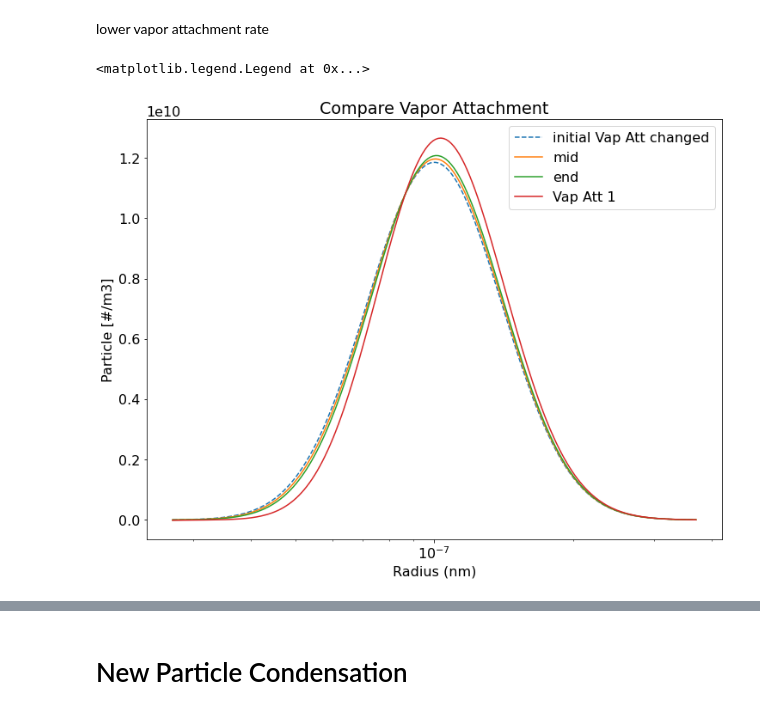
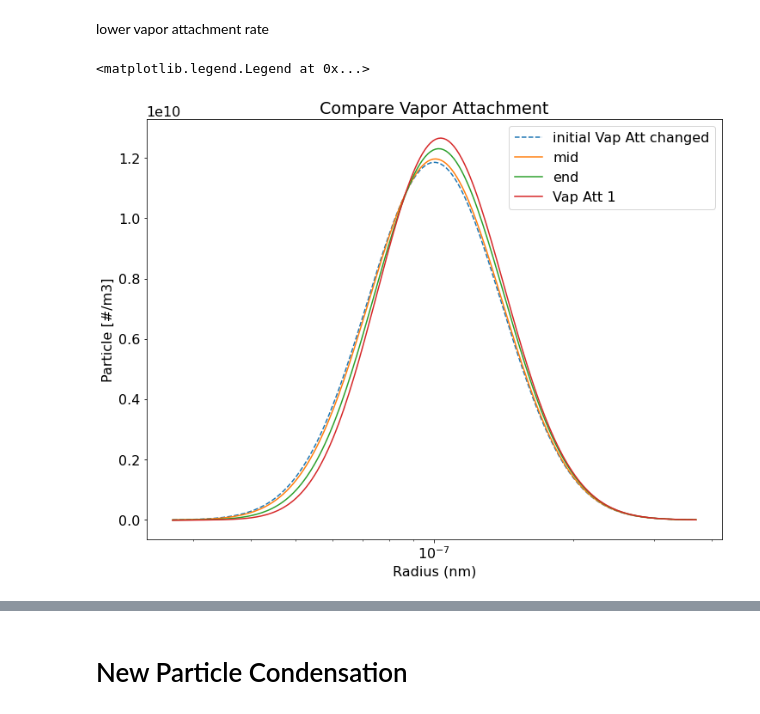
Before and after one commit to Gorkowski/Atmospheric_Science_Class, a Jupyter notebook: Classes/Part2/Lec_condensation_nucleation.ipynb, the cells around one changed output, grey strips where cells are left out. Cells and saved outputs as stored; diff of their text form; code cells hidden in the pictures.

```diff
--- a/Classes/Part2/Lec_condensation_nucleation.ipynb
+++ b/Classes/Part2/Lec_condensation_nucleation.ipynb
@@ -194,7 +229,7 @@ ax.legend()
 # %% [markdown]
 lower vapor attachment rate
 # %%
-time_span = [0, 15, 30] # seconds
+time_span = [0, 15, 30,60] # seconds
 
 
 specifics_vapAtt = {
@@ -202,31 +237,31 @@ specifics_vapAtt = {
     "gsigma": 1.4,
     "nbins": 200, # fewer bins is faster, but less accurate
     "nparticles": 1e4, # 1e4 #
     "volume": 1e-6, # /cc
     "spacing": 'logspace',
     "vapor_concentration": 1e-9, # /cc
     "particle_formation_rate": 0,
     "vapor_attachment": 0.5,
     "do_coag":0,
 }
 
 part_dist_vapAtt= Particle( **specifics_vapAtt)
 rates_vapAtt = Rates(particle=part_dist_vapAtt, lazy=True)
 s_vapAtt = Solver( particle=part_dist_vapAtt, time_span=time_span)
 sols_vapAtt = s_vapAtt.solution()
 
 
 fig, ax = plt.subplots()
 ax.semilogx(part_dist_vapAtt.particle_radius.m, sols_vapAtt[0]*part_dist_vapAtt.particle_radius.m, label="initial Vap Att changed", linestyle='dashed')
 ax.semilogx(part_dist_vapAtt.particle_radius.m, sols_vapAtt[1]*part_dist_vapAtt.particle_radius, label="mid")
 ax.semilogx(part_dist_vapAtt.particle_radius.m, sols_vapAtt[-1]*part_dist_vapAtt.particle_radius, label="end")
 ax.semilogx(part_dist_low.particle_radius.m, sols_low[-1]*part_dist_low.particle_radius, label="Vap Att 1")
 
 ax.set_xlabel("Radius (nm)")
 ax.set_ylabel("Particle [#/m3]")
 ax.set_title("Particle [#/m3]")
 ax.set_title("Compare Vapor Attachment")
 ax.legend()
 # %% [output]
 <matplotlib.legend.Legend at 0x...>
-[figure, old version]
+[figure, new version]
```
Also changed, not shown: parts of 10 cells of this notebook.
